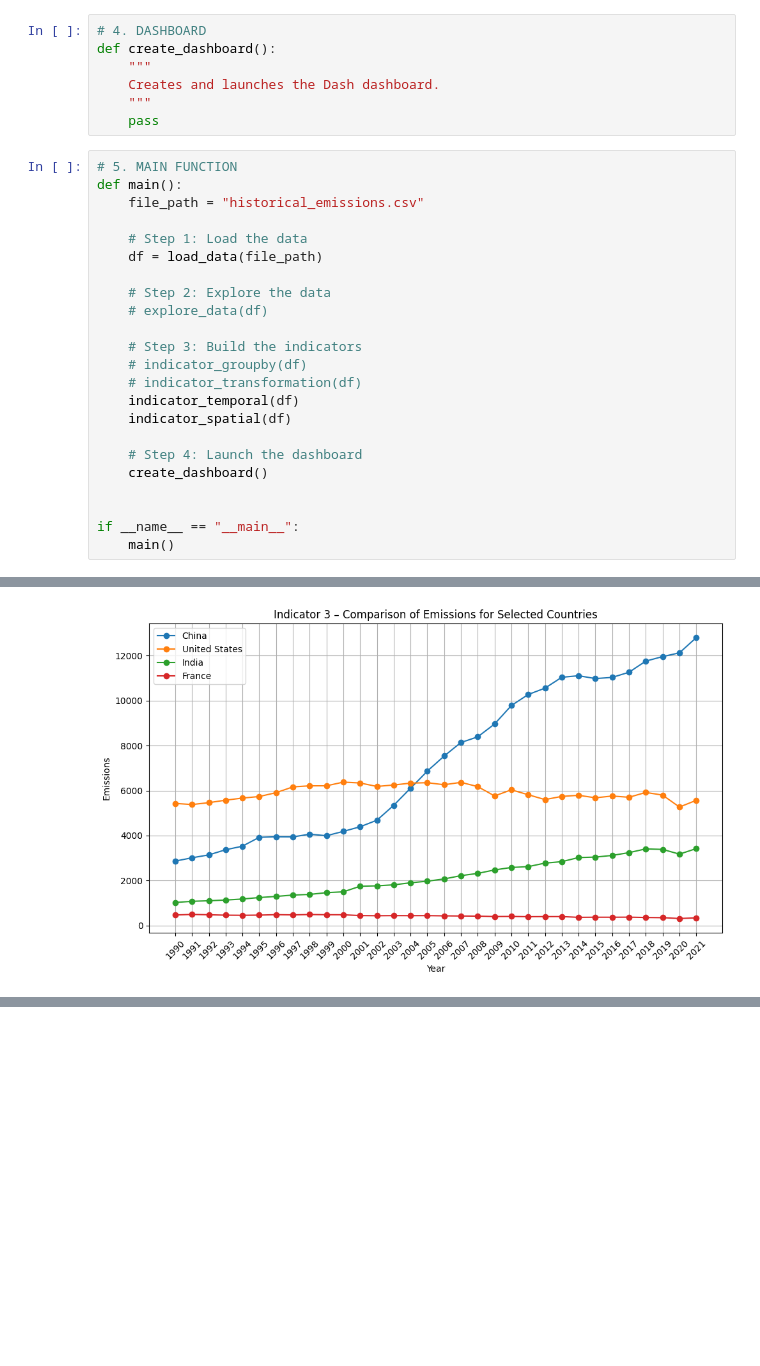
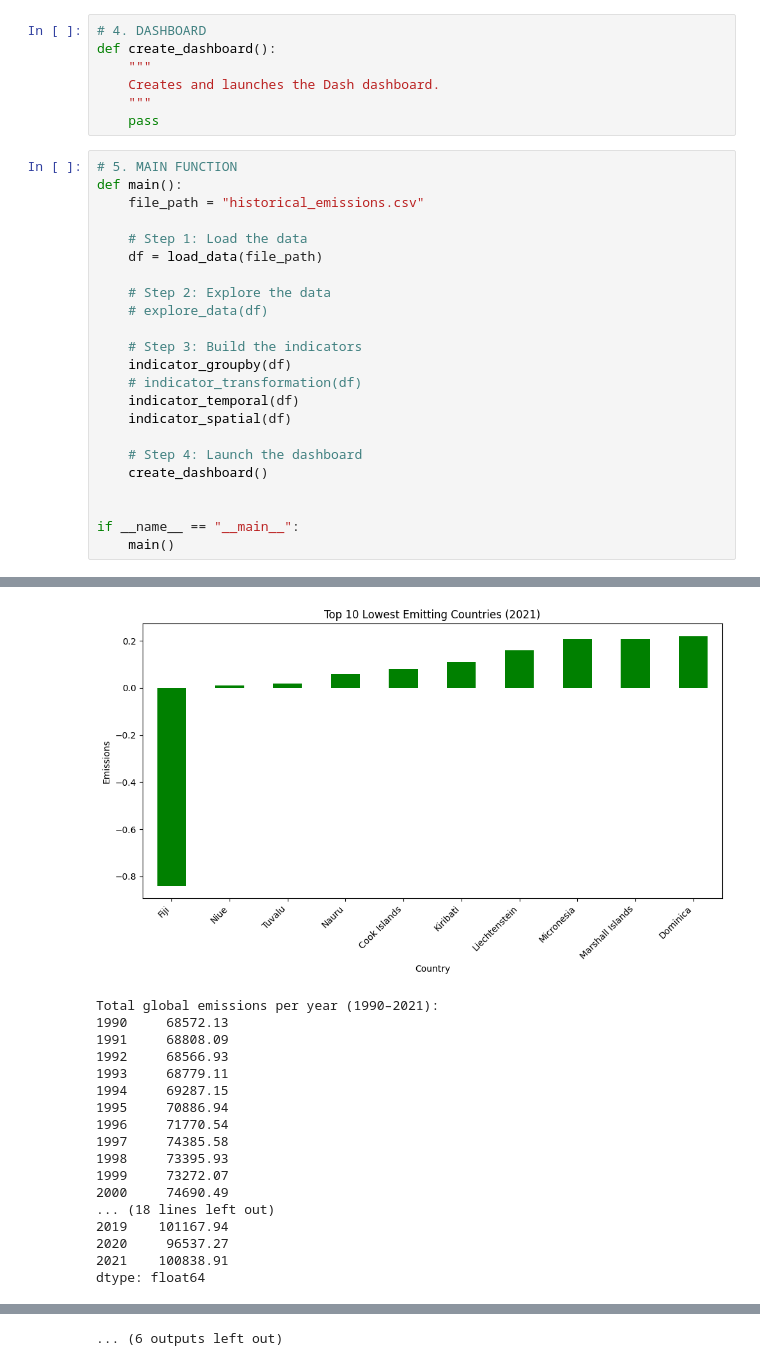
Before and after one commit to anaisblh/Projet_PDS, a Jupyter notebook: Projet_Anais.ipynb, the cells around one changed output, grey strips where cells are left out. Drawn from its saved outputs; the diff is of its cells as text; blank space fills up the shorter version.

```diff
--- a/Projet_Anais.ipynb
+++ b/Projet_Anais.ipynb
@@ -498,7 +613,7 @@ def main():
     # explore_data(df)
 
     # Step 3: Build the indicators
-    # indicator_groupby(df)
+    indicator_groupby(df)
     # indicator_transformation(df)
     indicator_temporal(df)
     indicator_spatial(df)
@@ -550 +669,18 @@ No supported index is available. In the next version, calling this method in a m
-[figure, old version]
+[figure, new version]
+Total global emissions per year (1990–2021):
+1990     68572.13
+1991     68808.09
+1992     68566.93
+1993     68779.11
+1994     69287.15
+1995     70886.94
+1996     71770.54
+1997     74385.58
+1998     73395.93
+1999     73272.07
+2000     74690.49
+... (18 lines left out)
+2019    101167.94
+2020     96537.27
+2021    100838.91
+dtype: float64
@@ -550,0 +708 @@ No supported index is available. In the next version, calling this method in a m
+... (6 outputs left out)
```
Also changed, not shown: parts of 5 cells of this notebook.
